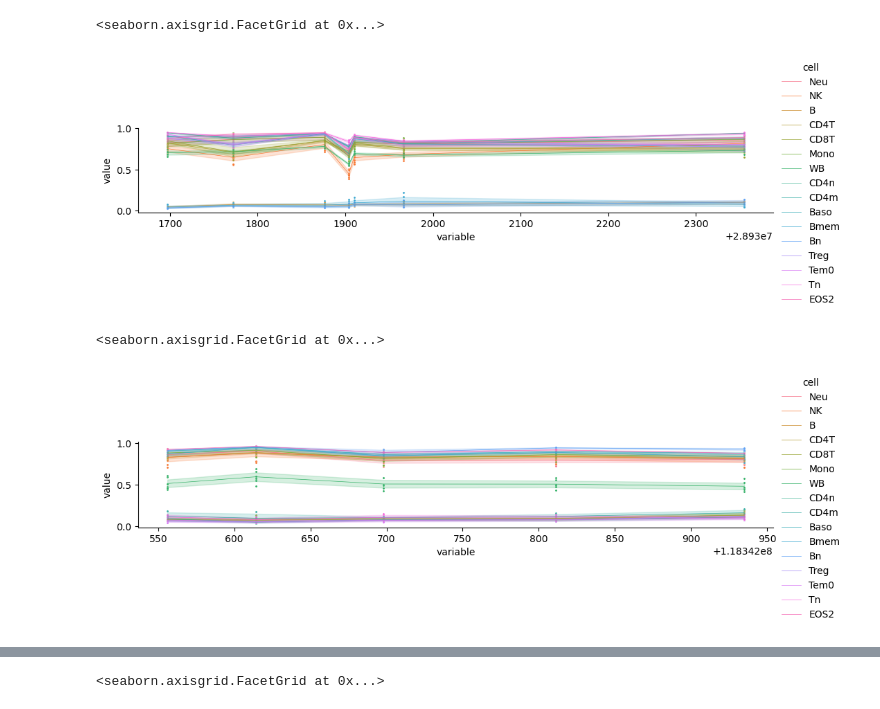
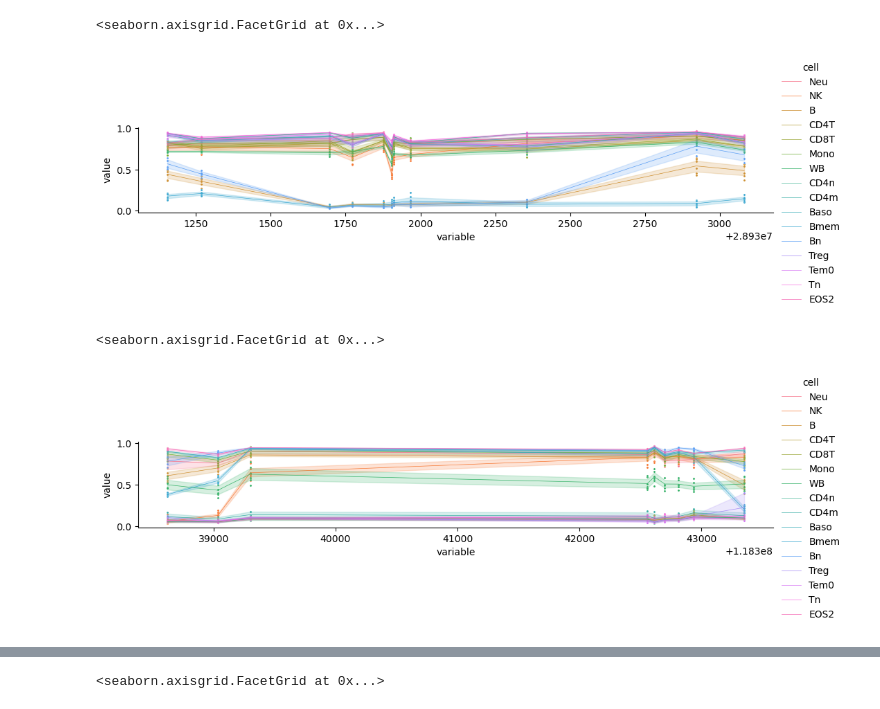
Before and after one commit to moqri/cell_comp, a Jupyter notebook: markers.ipynb, the cells around one changed output, grey strips where cells are left out. Cells and saved outputs as stored; diff of their text form; code cells hidden in the pictures.

```diff
--- a/markers.ipynb
+++ b/markers.ipynb
@@ -25,11 +20,0 @@ wb = DataLibrary().get("GSE112618").load()
-# %%
-%%time
-mat=data_path+'ref/cell_comp/GSE110554_series_matrix.txt'
-meta_a=pd.read_table(mat,nrows=10**2,skiprows=38,index_col=0).iloc[13].str.strip('cell type: ').drop(['GSM2998097','GSM2998106'])
-meta_b=pd.read_table(mat,nrows=10**2,skiprows=38,index_col=0)[['GSM2998097','GSM2998106']].iloc[14].str.strip('cell type: ')
-meta=pd.concat([meta_a,meta_b])
-meta=meta[meta!='MIX']
-meta=pd.concat([meta,pd.Series('WB',index=wb.dnam.columns)])
-dnam=pd.read_table(mat,nrows=10**6,skiprows=38+59,index_col=0)
-dnam=dnam.drop('!series_matrix_table_end')
-dnam=dnam.join(wb.dnam)
@@ -56,3 +20,0 @@ Wall time: 15.8 s
-# %%
-dnam=dnam.join(dnam2)
-meta=pd.concat([meta,meta2])
@@ -64,19 +21,19 @@ meds=meds.join(man[['gene']])
 # %%
-cd19=man[man['gene']=='CD19'][['pos']].sort_values('pos').iloc[2:-2]
+cd19=man[man['gene']=='CD19'][['pos']].sort_values('pos')
 cd19=cd19.join(dnam)
 cd19_ind=cd19['pos']
 cd19.index=cd19['pos']
 cd19=cd19.drop('pos',axis=1).T.join(meta.rename('cell'))
 plm=cd19.melt('cell')
 g = sns.FacetGrid(plm, hue='cell',height=2, aspect=5, )
 g.map(sns.scatterplot, "variable", "value",s=5)
 g.map(sns.lineplot, "variable", "value",linewidth = .5);
 g.add_legend()
 # %% [output]
 <seaborn.axisgrid.FacetGrid at 0x...>
-[figure, old version]
+[figure, new version]
 # %%
-cd3=man[(man['gene']=='CD3D')][['pos']].sort_values('pos').iloc[3:-1]
+cd3=man[(man['gene']=='CD3D')][['pos']].sort_values('pos')
 cd3=cd3.join(dnam)
 cd3_ind=cd3['pos']
 cd3.index=cd3['pos']
@@ -88,4 +45,4 @@ g.map(sns.lineplot, "variable", "value",linewidth = .5);
 g.add_legend()
 # %% [output]
 <seaborn.axisgrid.FacetGrid at 0x...>
-[figure, old version]
+[figure, new version]
```
Also changed, not shown: parts of 12 cells of this notebook, 1 other file.
